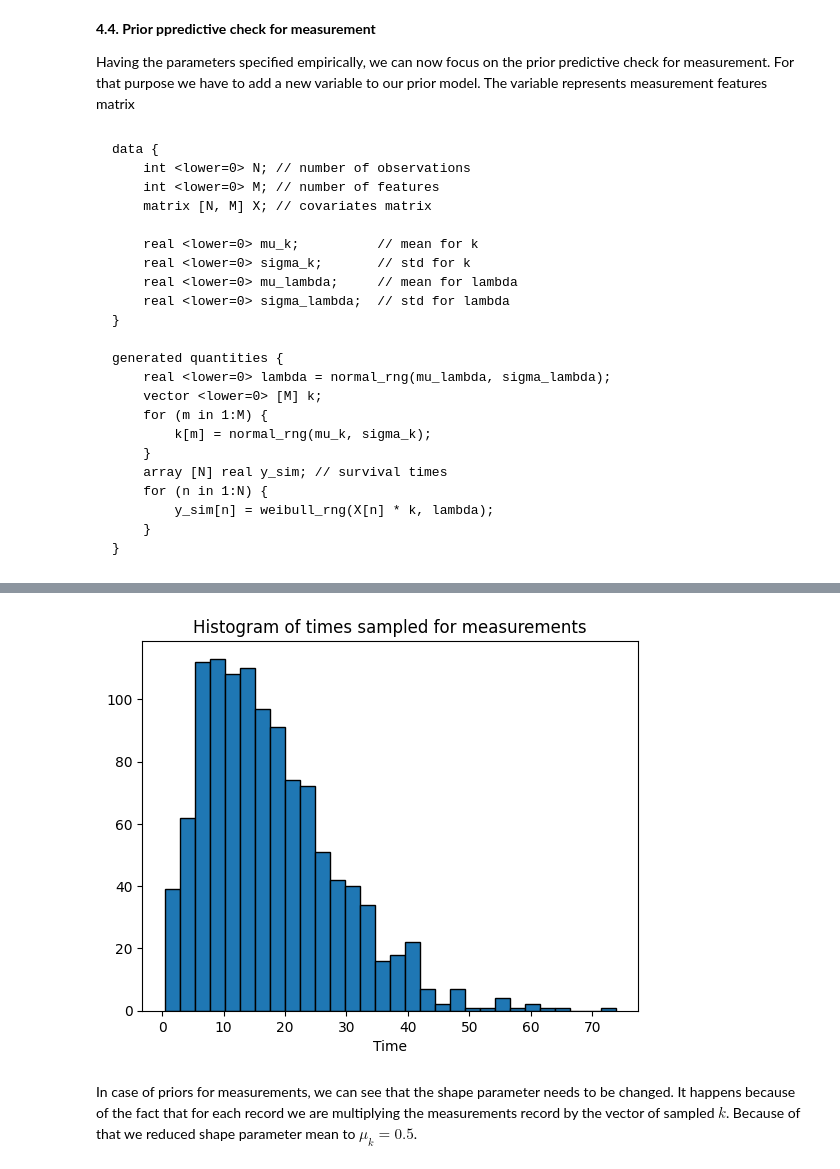
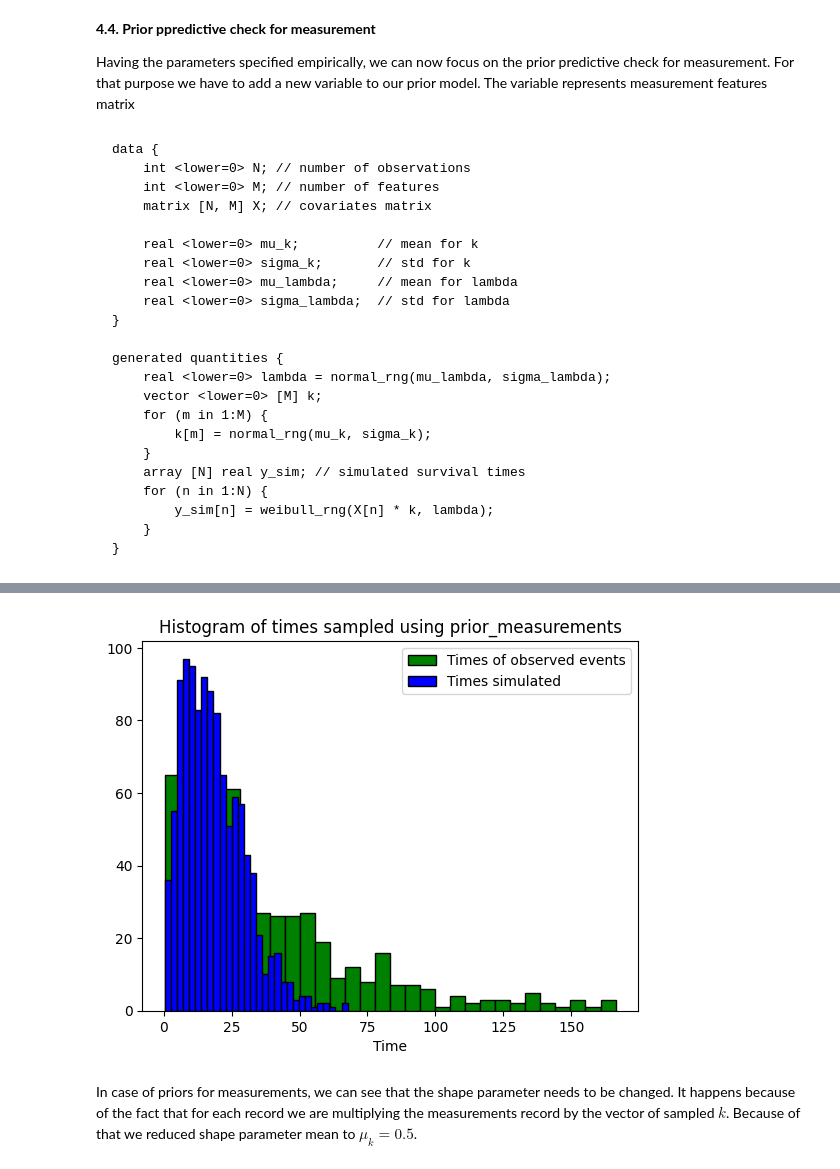
Before and after one commit to rafalmaciasz/employee-turnover, a Jupyter notebook: project.ipynb, the cells around one changed output, grey strips where cells are left out. Drawn from its saved outputs; the diff is of its cells as text; code cells hidden in the pictures.

````diff
--- a/project.ipynb
+++ b/project.ipynb
@@ -242,7 +262,3 @@ generated quantities {
     }
 }
 ```
-# %%
-from cmdstanpy import CmdStanModel
-
-stan_model = CmdStanModel(stan_file='stan/prior_parameters.stan')
@@ -354,7 +387,7 @@ generated quantities {
     for (m in 1:M) {
         k[m] = normal_rng(mu_k, sigma_k);
     }
-    array [N] real y_sim; // survival times
+    array [N] real y_sim; // simulated survival times
     for (n in 1:N) {
         y_sim[n] = weibull_rng(X[n] * k, lambda);
     }
@@ -365,27 +396,18 @@ stan_model = CmdStanModel(stan_file='stan/prior_measurements.stan')
 # %%
-iter_sampling = 1
+prior_for_measurement_model = do_sampling(
+    model_path="stan/prior_measurements.stan",
+    data={
+        "N": normalized_features_matrix.shape[0],
+        "M": normalized_features_matrix.shape[1],
+        "X": normalized_features_matrix,
 
-samples = stan_model.sample(
-    data={
-            "N": normalized_features_matrix.shape[0],
-            "M": normalized_features_matrix.shape[1],
-            "X": normalized_features_matrix,
-
-            "mu_k": 0.75,
-            "sigma_k": 0.01,
-            "mu_lambda": 20,
-            "sigma_lambda": 0.01
-        },
-    fixed_param=True,
-    iter_sampling=iter_sampling,
-    iter_warmup=1,
-    chains=1
+        "mu_k": 0.75,
+        "sigma_k": 0.01,
+        "mu_lambda": 20,
+        "sigma_lambda": 0.01
+    },
+    target=target_array,
+    censor=censor_array,
+    iter_sampling=1
 )
-
-times_sim = samples.stan_variable("y_sim")
-
-plt.hist(times_sim[0], bins=30, edgecolor='black')
-plt.title(f'Histogram of times sampled for measurements')
-plt.xlabel('Time')
-plt.show()
 # %% [output]
@@ -395,4 +417,4 @@ chain 1 |██████████| 00:00 Sampling completed
-[figure, old version]
+[figure, new version]
 # %% [markdown]
 In case of priors for measurements, we can see that the shape parameter needs to be changed. It happens because of the fact that for each record we are multiplying the measurements record by the vector of sampled $ k $. Because of that we reduced shape parameter mean to $ \mu_k = 0.5 $.
 # %%
````
Also changed, not shown: parts of 19 cells of this notebook, 4 other files.
